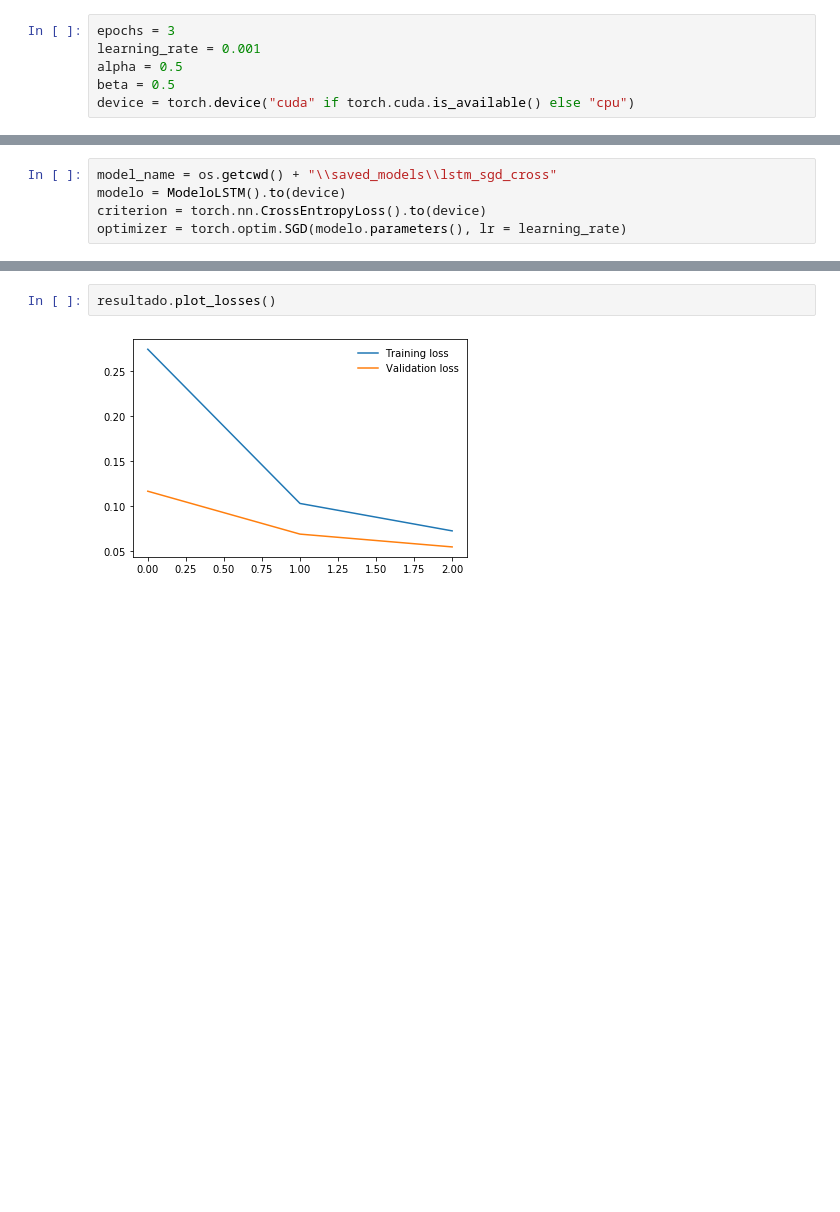
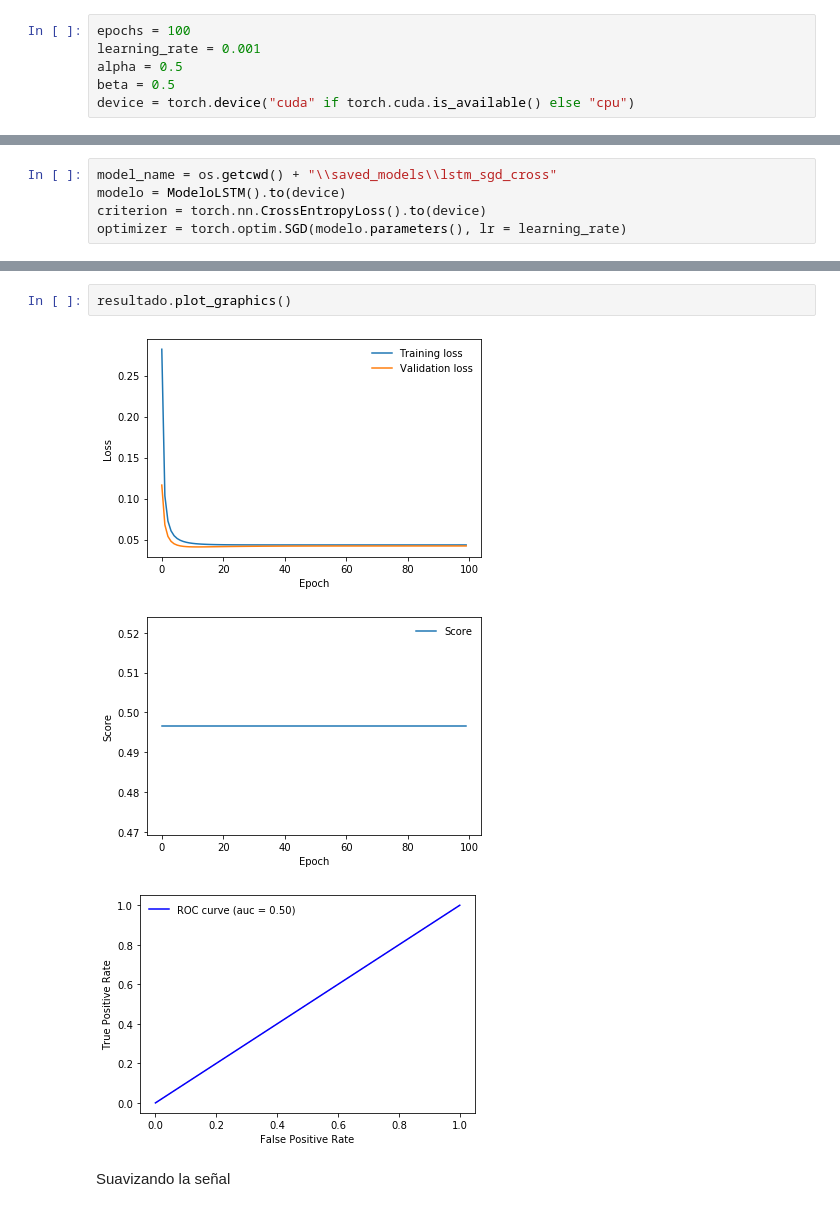
Before and after one commit to herruzojm/ExoplanetIA, a Jupyter notebook: src/prototipos/lstm_base.ipynb, the cells around one changed output, grey strips where cells are left out. Saved outputs shown, nothing was run; the diff lists cells and outputs as text; blank space fills up the shorter version.

```diff
--- a/src/prototipos/lstm_base.ipynb
+++ b/src/prototipos/lstm_base.ipynb
@@ -18,7 +18,7 @@ from modelo_lstm import *
 from fluxdataset import *
 from utils import *
 # %%
-epochs = 3
+epochs = 100
 learning_rate = 0.001
 alpha = 0.5
 beta = 0.5
@@ -63,4 +62,8 @@ execution time 114.4606023
 # %%
-resultado.plot_losses()
+resultado.plot_graphics()
 # %% [output]
-[figure, old version]
+[figure, new version]
+[figure, added]
+[figure, added]
+# %% [markdown]
+Suavizando la señal
```
Also changed, not shown: parts of 13 cells of this notebook, 17 other files.
